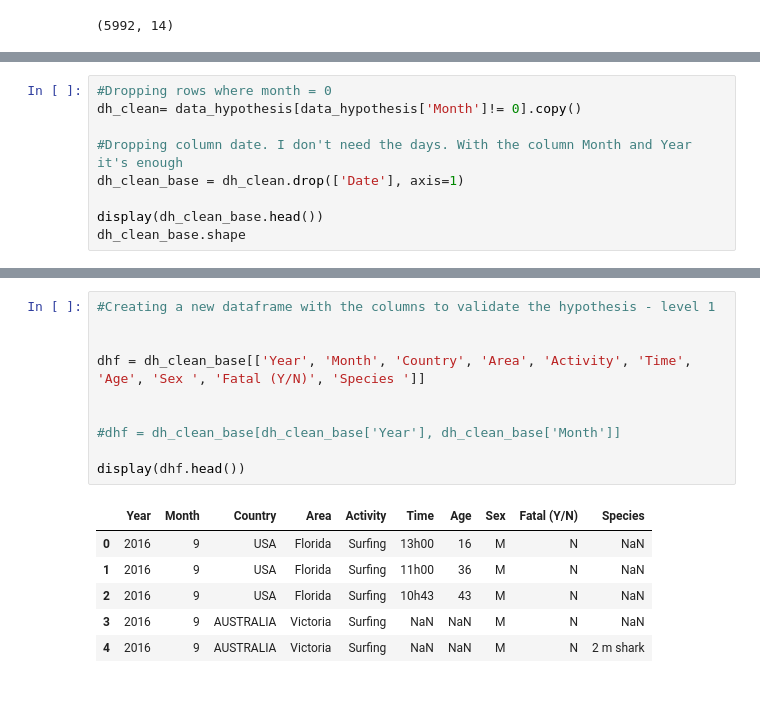
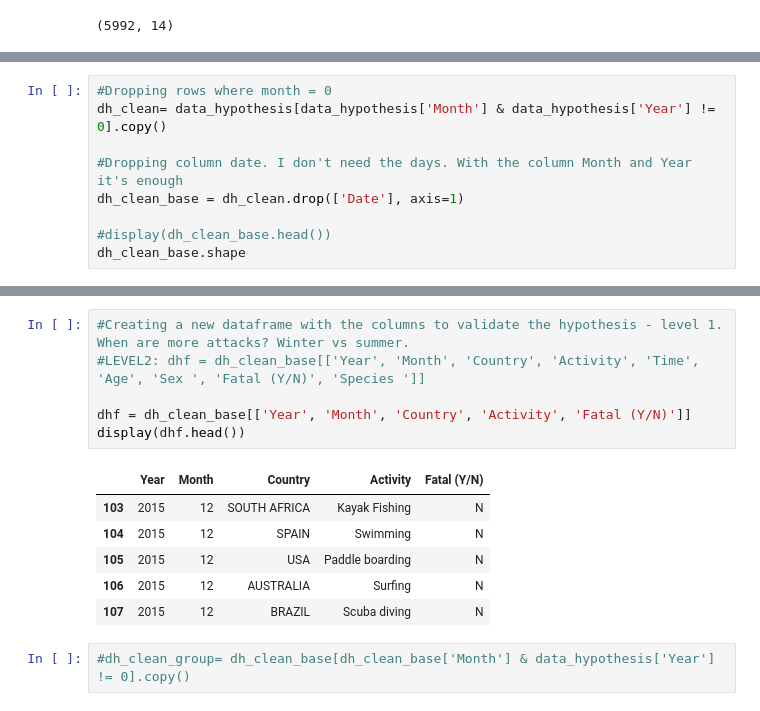
Before and after one commit to ironhack-datalabs/datamad0619, a Jupyter notebook: module-1/pandas-project/your-code/shark_project.ipynb, the cells around one changed output, grey strips where cells are left out. Cells and saved outputs as stored; diff of their text form.

```diff
--- a/module-1/pandas-project/your-code/shark_project.ipynb
+++ b/module-1/pandas-project/your-code/shark_project.ipynb
@@ -124,11 +118,11 @@ data_hypothesis.shape
 (5992, 15)
 # %%
 #Dropping rows where month = 0
-dh_clean= data_hypothesis[data_hypothesis['Month']!= 0].copy()
+dh_clean= data_hypothesis[data_hypothesis['Month'] & data_hypothesis['Year'] != 0].copy()
 
 #Dropping column date. I don't need the days. With the column Month and Year it's enough
 dh_clean_base = dh_clean.drop(['Date'], axis=1)
 
-display(dh_clean_base.head())
+#display(dh_clean_base.head())
 dh_clean_base.shape
 # %% [output]
@@ -142,17 +130,15 @@ dh_clean_base.shape
 # %%
-#Creating a new dataframe with the columns to validate the hypothesis - level 1
+#Creating a new dataframe with the columns to validate the hypothesis - level 1. When are more attacks? Winter vs summer.
+#LEVEL2: dhf = dh_clean_base[['Year', 'Month', 'Country', 'Activity', 'Time', 'Age', 'Sex ', 'Fatal (Y/N)', 'Species ']]
 
-
-dhf = dh_clean_base[['Year', 'Month', 'Country', 'Area', 'Activity', 'Time', 'Age', 'Sex ', 'Fatal (Y/N)', 'Species ']]
-
-
-#dhf = dh_clean_base[dh_clean_base['Year'], dh_clean_base['Month']]
-
+dhf = dh_clean_base[['Year', 'Month', 'Country', 'Activity', 'Fatal (Y/N)']]
 display(dhf.head())
 # %% [output]
-|  | Year | Month | Country | Area | Activity | Time | Age | Sex | Fatal (Y/N) | Species |
-| 0 | 2016 | 9 | USA | Florida | Surfing | 13h00 | 16 | M | N | NaN |
-| 1 | 2016 | 9 | USA | Florida | Surfing | 11h00 | 36 | M | N | NaN |
-| 2 | 2016 | 9 | USA | Florida | Surfing | 10h43 | 43 | M | N | NaN |
-| 3 | 2016 | 9 | AUSTRALIA | Victoria | Surfing | NaN | NaN | M | N | NaN |
-| 4 | 2016 | 9 | AUSTRALIA | Victoria | Surfing | NaN | NaN | M | N | 2 m shark |
+|  | Year | Month | Country | Activity | Fatal (Y/N) |
+| 103 | 2015 | 12 | SOUTH AFRICA | Kayak Fishing | N |
+| 104 | 2015 | 12 | SPAIN | Swimming | N |
+| 105 | 2015 | 12 | USA | Paddle boarding | N |
+| 106 | 2015 | 12 | AUSTRALIA | Surfing | N |
+| 107 | 2015 | 12 | BRAZIL | Scuba diving | N |
+# %%
+#dh_clean_group= dh_clean_base[dh_clean_base['Month'] & data_hypothesis['Year'] != 0].copy()
```
Also changed, not shown: parts of 11 cells of this notebook.
